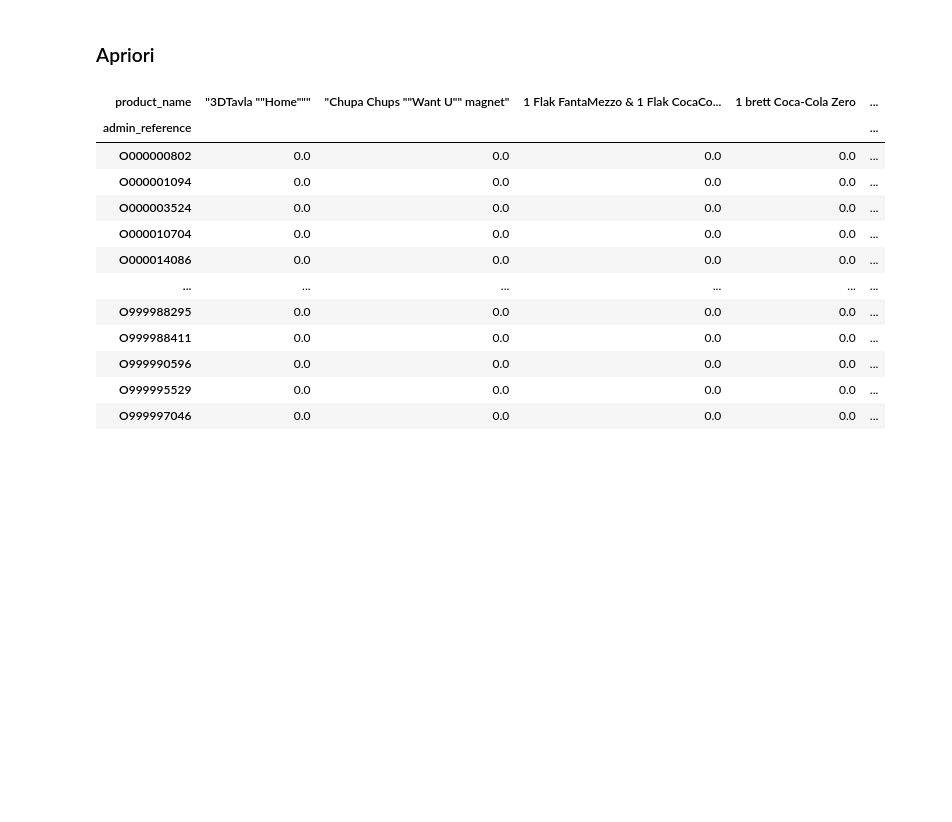
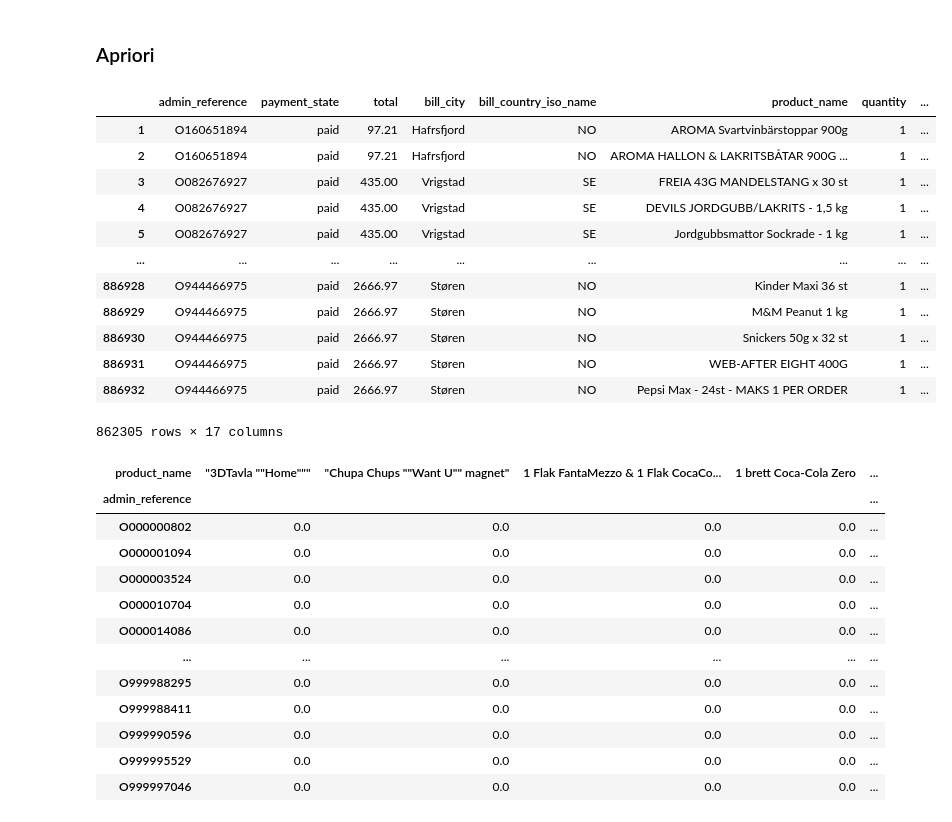
Before and after one commit to Iamnikhilramesh/Intern-files, a Jupyter notebook: Association Rule Analysis (Q3).ipynb, the cells around one changed output. Cells and saved outputs as stored; diff of their text form; code cells hidden in the pictures; blank space fills up the shorter version.

```diff
--- a/Association Rule Analysis (Q3).ipynb
+++ b/Association Rule Analysis (Q3).ipynb
@@ -159,6 +159,21 @@ orders.dropna(axis=0, subset=['admin_reference'], inplace=True)
 # %%
 #Data clean
 orders = orders[~orders['admin_reference'].str.contains('C')]
+orders
+# %% [output]
+|  | admin_reference | payment_state | total | bill_city | bill_country_iso_name | product_name | quantity | ... |
+| 1 | O160651894 | paid | 97.21 | Hafrsfjord | NO | AROMA Svartvinbärstoppar 900g | 1 | ... |
+| 2 | O160651894 | paid | 97.21 | Hafrsfjord | NO | AROMA HALLON & LAKRITSBÅTAR 900G ... | 1 | ... |
+| 3 | O082676927 | paid | 435.00 | Vrigstad | SE | FREIA 43G MANDELSTANG x 30 st | 1 | ... |
+| 4 | O082676927 | paid | 435.00 | Vrigstad | SE | DEVILS JORDGUBB/LAKRITS - 1,5 kg | 1 | ... |
+| 5 | O082676927 | paid | 435.00 | Vrigstad | SE | Jordgubbsmattor Sockrade - 1 kg | 1 | ... |
+| ... | ... | ... | ... | ... | ... | ... | ... | ... |
+| 886928 | O944466975 | paid | 2666.97 | Støren | NO | Kinder Maxi 36 st | 1 | ... |
+| 886929 | O944466975 | paid | 2666.97 | Støren | NO | M&M Peanut 1 kg | 1 | ... |
+| 886930 | O944466975 | paid | 2666.97 | Støren | NO | Snickers 50g x 32 st | 1 | ... |
+| 886931 | O944466975 | paid | 2666.97 | Støren | NO | WEB-AFTER EIGHT 400G | 1 | ... |
+| 886932 | O944466975 | paid | 2666.97 | Støren | NO | Pepsi Max - 24st - MAKS 1 PER ORDER | 1 | ... |
+862305 rows × 17 columns
 # %%
 #prepare a basket
 basket = orders.groupby(['admin_reference', 'product_name'])['quantity'].sum().unstack().reset_index().fillna(0).set_index('admin_reference')
```
Also changed, not shown: 10 other files.
